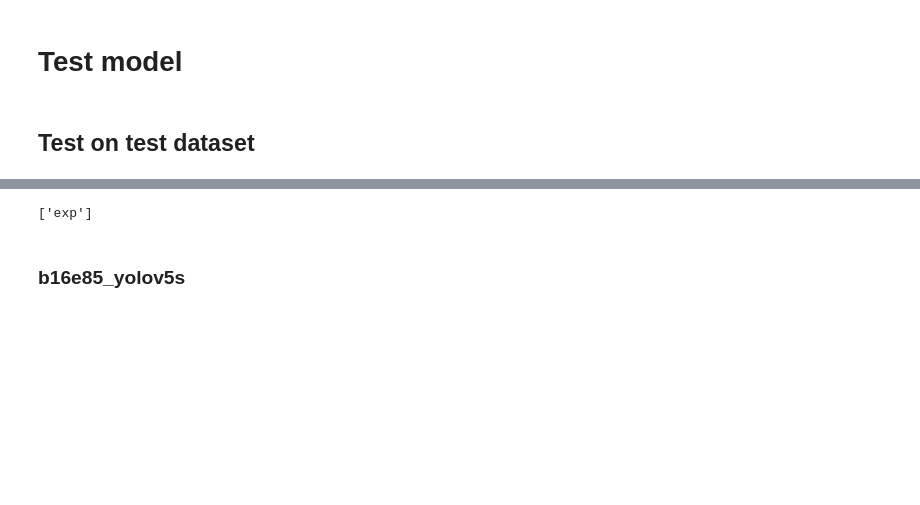
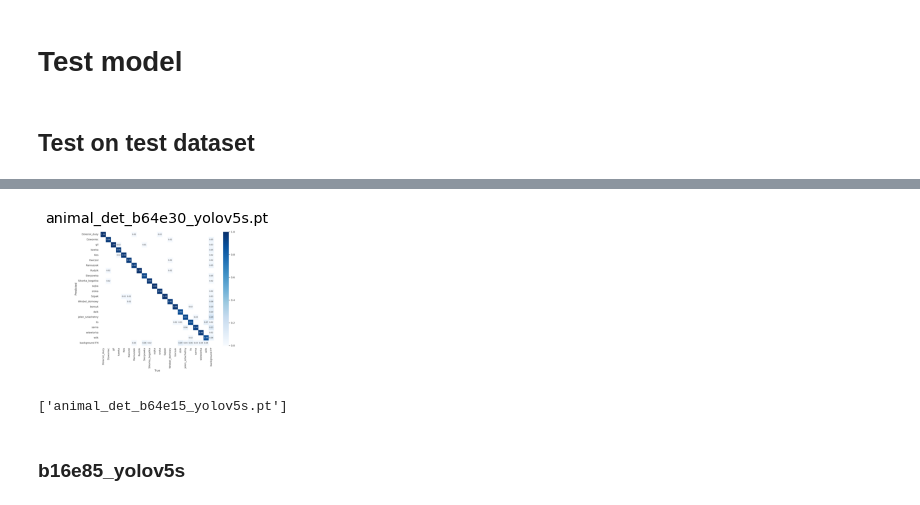
Before and after one commit to ArminD93/animal_detection, a Jupyter notebook: animal_detection.ipynb, the cells around one changed output, grey strips where cells are left out. Saved outputs shown, nothing was run; the diff lists cells and outputs as text; code cells hidden in the pictures; blank space fills up the shorter version.

```diff
--- a/animal_detection.ipynb
+++ b/animal_detection.ipynb
@@ -876,10 +1077,17 @@ Results saved to runs/detect/exp
+# %%
+show_img(runs_path=train_runs_path,
+        results_dir_list=['animal_det_b64e30_yolov5s.pt'], # /content/working/yolov5/runs/train/animal_det_b64e30_yolov5s.pt
+         img_name='confusion_matrix.png',
+         nrows=8, ncols=8,
+         )
+# %% [output]
+[figure, added]
 # %%
 # get a list of detect experiments
-exp_list = os.listdir('runs/detect/')
-
+exp_list = os.listdir(detect_runs_path )
 
 detect_exp = exp_list
 
 detect_exp
 # %% [output]
-['exp']
+['animal_det_b64e15_yolov5s.pt']
```
Also changed, not shown: parts of 126 cells of this notebook.
